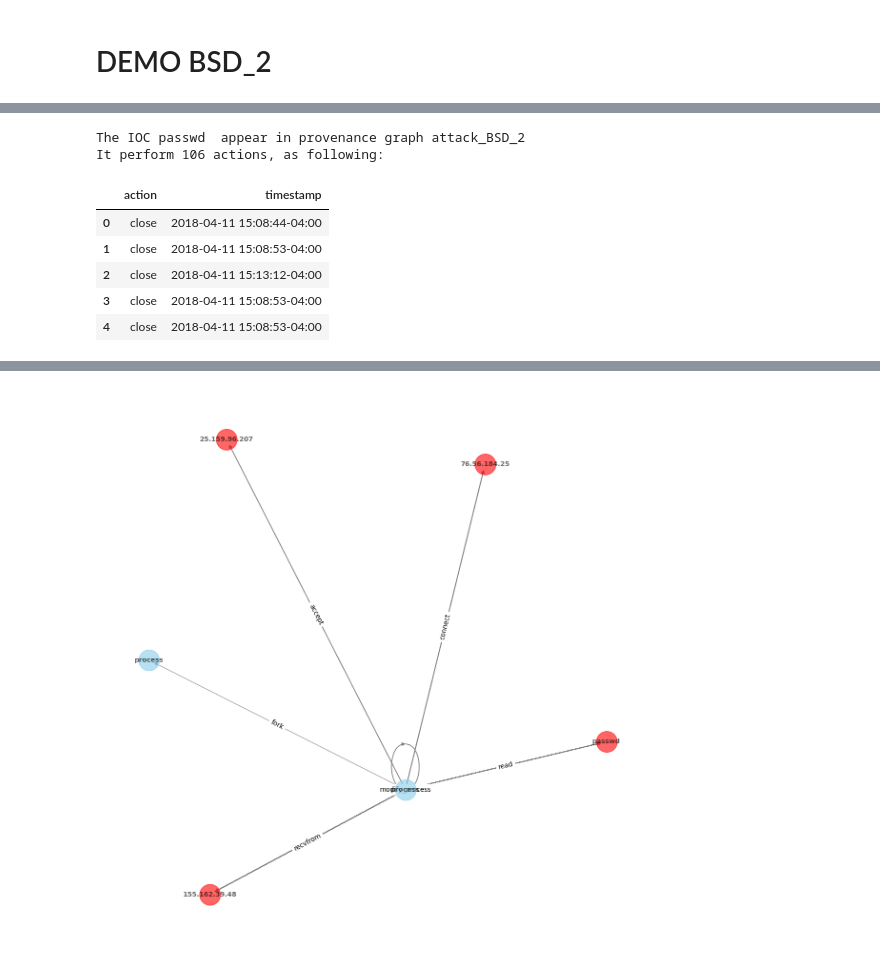
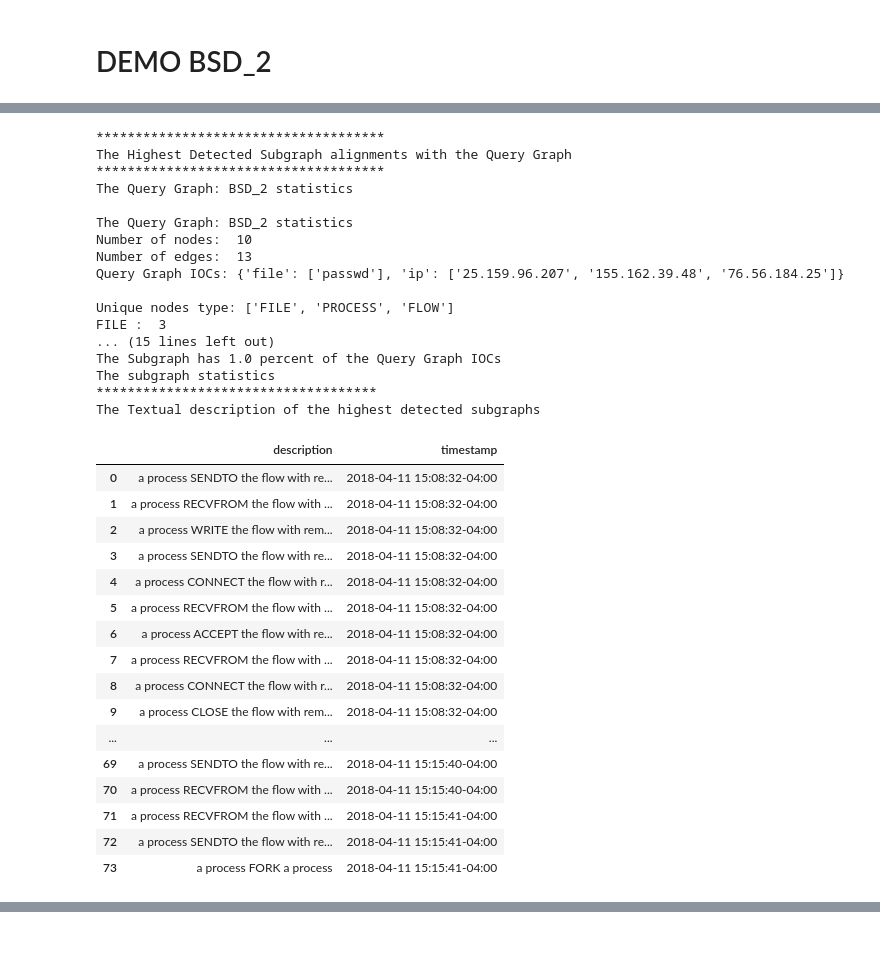
Before and after one commit to CoDS-GCS/MEGR-APT-code, a Jupyter notebook: Investigation_Reports.ipynb, the cells around one changed output, grey strips where cells are left out. Cells and saved outputs as stored; diff of their text form; code cells hidden in the pictures.

```diff
--- a/Investigation_Reports.ipynb
+++ b/Investigation_Reports.ipynb
@@ -60,24 +61,14 @@ WHERE {
 
 def get_subgraphs_attributes(dataset,query_graph=False):
     attributes = {}
-    if dataset == "kragle":
-        attributes = {}
-    elif dataset == "kragle_optc":
-        if query_graph:
-            attributes['process'] = 'image_path'
-            attributes['file'] = 'file_path'
-            attributes['network'] = 'remote_ipv4'
-        else:
-            attributes['process'] = 'oid_tag'
-            attributes['file'] = 'oid_tag'
-            attributes['network'] = 'remote_ipv4'
-    elif dataset == "darpa_cadets":
+    if dataset == "darpa_cadets":
         if query_graph:
             attributes['process'] = 'image_path'
             attributes['file'] = 'file_path'
             attributes['flow'] = 'remote_ip'
         else:
-            attributes['process'] = 'command_lines'
+            attributes['process'] = 'NA'
+            attributes['pipe'] = 'NA'
             attributes['file'] = 'object_paths'
             attributes['flow'] = 'remote_ip'
     elif dataset == "darpa_theia":
@@ -85,19 +76,23 @@ def get_subgraphs_attributes(dataset,query_graph=False):
             attributes['process'] = 'image_path'
             attributes['file'] = 'file_path'
             attributes['flow'] = 'remote_ip'
+            attributes['memory'] = "image_path"
         else:
             attributes['process'] = 'command_lines'
-            attributes['file'] = 'object_paths'
+            attributes['file'] = 'NA'
+            attributes['memory'] = 'NA'
             attributes['flow'] = 'remote_ip'
     elif dataset == "darpa_trace":
         if query_graph:
             attributes['process'] = 'image_path'
             attributes['file'] = 'file_path'
             attributes['flow'] = 'remote_ip'
+            attributes['memory'] = "image_path"
         else:
             attributes['process'] = 'command_lines'
             attributes['file'] = 'object_paths'
             attributes['flow'] = 'remote_ip'
+            attributes['memory'] = 'NA'
     elif dataset == "darpa_optc":
         if query_graph:
             attributes['process'] = 'image_path'
@@ -258,6 +253,8 @@ def partial_alignment(subgraph,query_graph,query_graph_name,qg_iocs):
         covered_percentage = round(len(set(covered_ioc_per_query))/len(qg_iocs),3)
         print("The Subgraph has", covered_percentage ,"percent of the Query Graph IOCs")
     print("The subgraph statistics")
+#     explore_subgraph(subgraph,query_graph_name)
+    # draw_subgraph(subgraph)
     return
 
 def get_attack_description(g):
@@ -292,10 +289,10 @@ def get_attack_description(g):
             else:
                 event["description"] += " which is an IOC"
         if "timestamp" in edge_attr:
-#             event["timestamp"] = edge_attr["timestamp"]
             event["timestamp"] = datetime.fromtimestamp(int(edge_attr["timestamp"]) // 1000000,tz=pytz.timezone("America/Nipigon"))
-            event['timestamp'] = event['timestamp'].dt.floor('Min')
-            event['timestamp'] = event['timestamp'].apply(lambda t: t.strftime('%Y-%m-%d %H:%M'))
+#             print(event["timestamp"])
+#             event['timestamp'] = event['timestamp'].dt.floor('Min')
+#             event['timestamp'] = event['timestamp'].apply(lambda t: t.strftime('%Y-%m-%d %H:%M'))
         else:
             event["timestamp"] = None
         attack_description.append(event)
@@ -327,8 +324,6 @@ def initial_investigation(prediction_graphs_nx,kgapt_similarity,qg_iocs,threshol
         tested_subgraphs_nx.append((g, kgapt_similarity[0][i]))
     detected_subgraphs_df = pd.DataFrame(detected_subgraphs)
     detected_subgraphs_df = detected_subgraphs_df.sort_values(by=['similarity_score'], ascending=False, ignore_index=True)
-
-    # print("Highest similarity: ", round(np.amax(kgapt_similarity), 4))
     print("Number of Detected subgraphs", len(detected_subgraphs_df))
     print("Showing top", top_k, "detected subgraphs")
     display(detected_subgraphs_df.loc[:, detected_subgraphs_df.columns != 'subgraph'].nlargest(top_k, 'similarity_score'))
@@ -341,6 +336,7 @@ def inspect_cases(exp_path,provenance_g_name,query_g_name,model_name,threshold=0
     dgl_file_path = exp_path + "dgl_prediction_graphs_"
 
     graph_file = dgl_file_path + case_name
+    prediction_graphs_dgl = torch.load(graph_file)
     try:
         prediction_graphs_dgl = torch.load(graph_file)
     except:
@@ -380,7 +376,7 @@ def inspect_cases(exp_path,provenance_g_name,query_g_name,model_name,threshold=0
         print("Drawing all detected cases")
         for g in detected_subgraphs_df["subgraph"]:
             draw_subgraph(g)
-    return tested_subgraphs_nx,detected_subgraphs_nx, attack_description_df
+    return tested_subgraphs_nx, attack_description_df
 # %% [markdown]
 __________________
 # %% [markdown]
@@ -612,5 +608,5 @@ Number of subgraphs passed the threshold: 4
 # %%
-tested_subgraphs_nx, detected_subgraphs_nx, attack_description_df = inspect_cases(exp_path,provenance_g_name,query_g_name,model_name)
+tested_subgraphs_nx, attack_description_df = inspect_cases(exp_path,provenance_g_name,query_g_name,model_name)
 # %% [output]
 ***************************************************
 The model name: darpa_cadets_2rgcn_Lr0.001_Dr0_128-92-64_1000
@@ -638,8 +621,34 @@ It perform 101 actions, as following:
-The IOC passwd  appear in provenance graph attack_BSD_2
-It perform 106 actions, as following:
+*************************************
+The Highest Detected Subgraph alignments with the Query Graph
+*************************************
+The Query Graph: BSD_2 statistics
+
+The Query Graph: BSD_2 statistics
+Number of nodes:  10
+Number of edges:  13
+Query Graph IOCs: {'file': ['passwd'], 'ip': ['25.159.96.207', '155.162.39.48', '76.56.184.25']}
+
+Unique nodes type: ['FILE', 'PROCESS', 'FLOW']
+FILE :  3
+... (15 lines left out)
+The Subgraph has 1.0 percent of the Query Graph IOCs
+The subgraph statistics
+************************************
+The Textual description of the highest detected subgraphs
-|  | action | timestamp |
-| 0 | close | 2018-04-11 15:08:44-04:00 |
-| 1 | close | 2018-04-11 15:08:53-04:00 |
-| 2 | close | 2018-04-11 15:13:12-04:00 |
-| 3 | close | 2018-04-11 15:08:53-04:00 |
-| 4 | close | 2018-04-11 15:08:53-04:00 |
+|  | description | timestamp |
+| 0 | a process SENDTO the flow with re... | 2018-04-11 15:08:32-04:00 |
+| 1 | a process RECVFROM the flow with ... | 2018-04-11 15:08:32-04:00 |
+| 2 | a process WRITE the flow with rem... | 2018-04-11 15:08:32-04:00 |
+| 3 | a process SENDTO the flow with re... | 2018-04-11 15:08:32-04:00 |
+| 4 | a process CONNECT the flow with r... | 2018-04-11 15:08:32-04:00 |
+| 5 | a process RECVFROM the flow with ... | 2018-04-11 15:08:32-04:00 |
+| 6 | a process ACCEPT the flow with re... | 2018-04-11 15:08:32-04:00 |
+| 7 | a process RECVFROM the flow with ... | 2018-04-11 15:08:32-04:00 |
+| 8 | a process CONNECT the flow with r... | 2018-04-11 15:08:32-04:00 |
+| 9 | a process CLOSE the flow with rem... | 2018-04-11 15:08:32-04:00 |
+| ... | ... | ... |
+| 69 | a process SENDTO the flow with re... | 2018-04-11 15:15:40-04:00 |
+| 70 | a process RECVFROM the flow with ... | 2018-04-11 15:15:40-04:00 |
+| 71 | a process RECVFROM the flow with ... | 2018-04-11 15:15:41-04:00 |
+| 72 | a process SENDTO the flow with re... | 2018-04-11 15:15:41-04:00 |
+| 73 | a process FORK a process | 2018-04-11 15:15:41-04:00 |
@@ -665 +674,0 @@ Number of Nodes: 6 Number of Edges 223
-[figure, removed]
```
Also changed, not shown: parts of 10 cells of this notebook.
